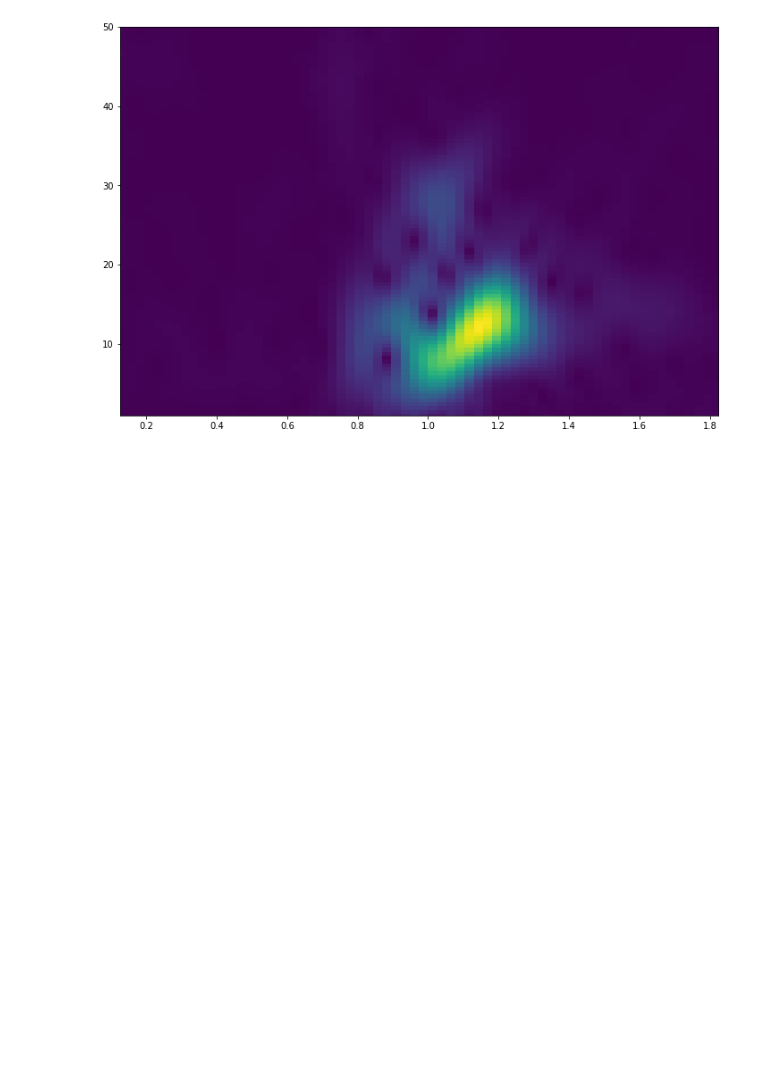
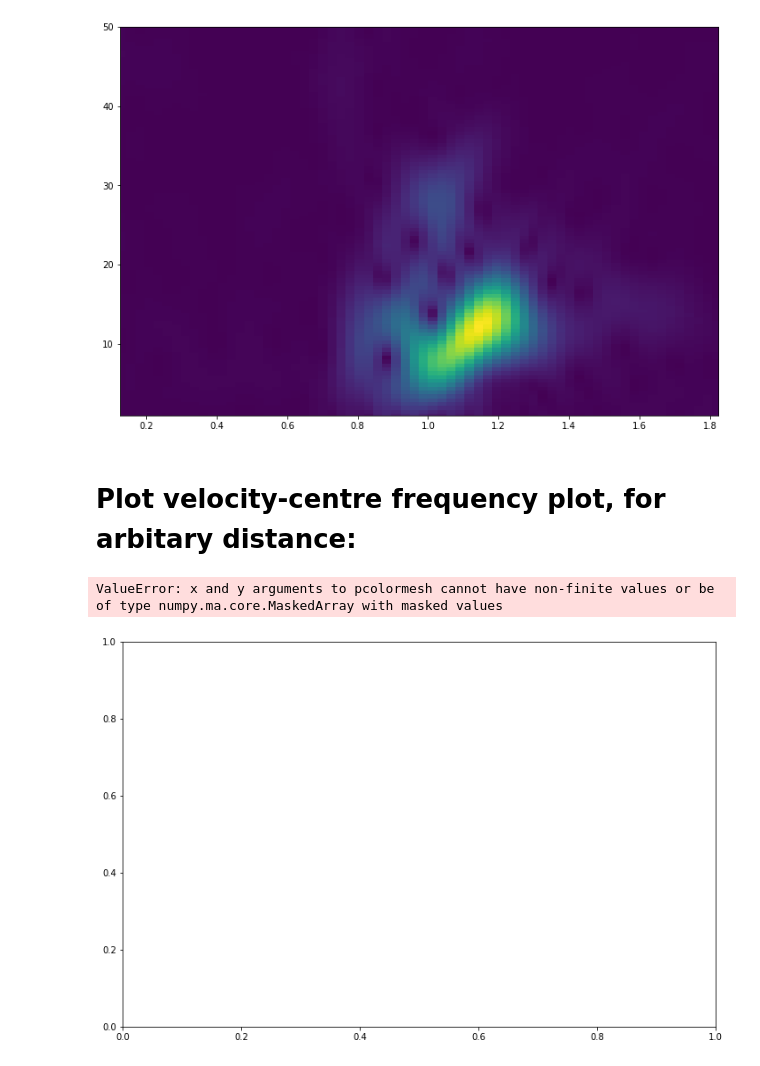
Before and after one commit to TomSHudson/FTAN_plot_github, a Jupyter notebook: example.ipynb, the cells around one changed output. Drawn from its saved outputs; the diff is of its cells as text; code cells hidden in the pictures; blank space fills up the shorter version.

Commit message:
Added velocity-centre-freq plotting capability.

```diff
--- a/example.ipynb
+++ b/example.ipynb
@@ -44,3 +44,14 @@ ax.set_xlim([0.125,1.825])
 plt.show()
 # %% [output]
 [figure]
+# %% [markdown]
+# Plot velocity-centre frequency plot, for arbitary distance:
+# %%
+# Plot velocity-centre frequency plot, for arbitary distance:
+fig = plt.figure(figsize=(12,8))
+ax = fig.add_subplot(111)
+FTAN_plot.ftan_plot(data, samp_rate=500.0, centre_freq_range=[4.0,50.0], centre_freq_range_step=0.25, band_width_gau_filter=[1.00], axes=ax, plot_type="vel-freq", event_stat_dist=1.0, vel_freq_plot_lims=[0.5,2.5])
+plt.show()
+# %% [output]
+ValueError: x and y arguments to pcolormesh cannot have non-finite values or be of type numpy.ma.core.MaskedArray with masked values
+[figure, added]
```
Also changed, not shown: parts of 2 cells of this notebook, 1 other file.
